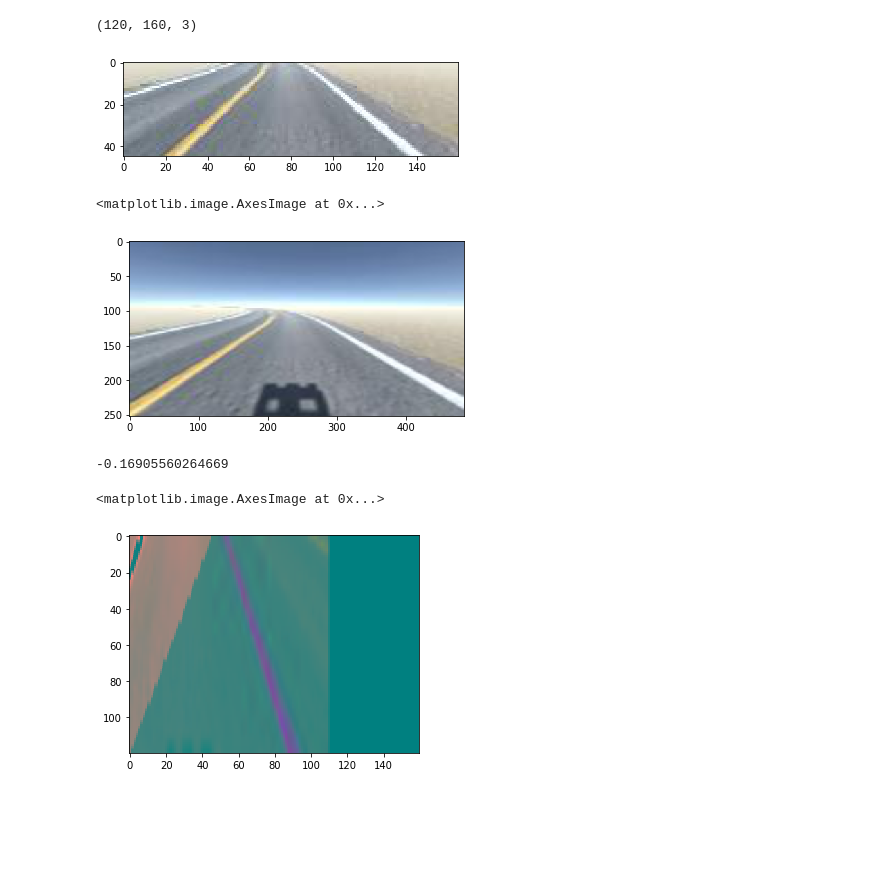
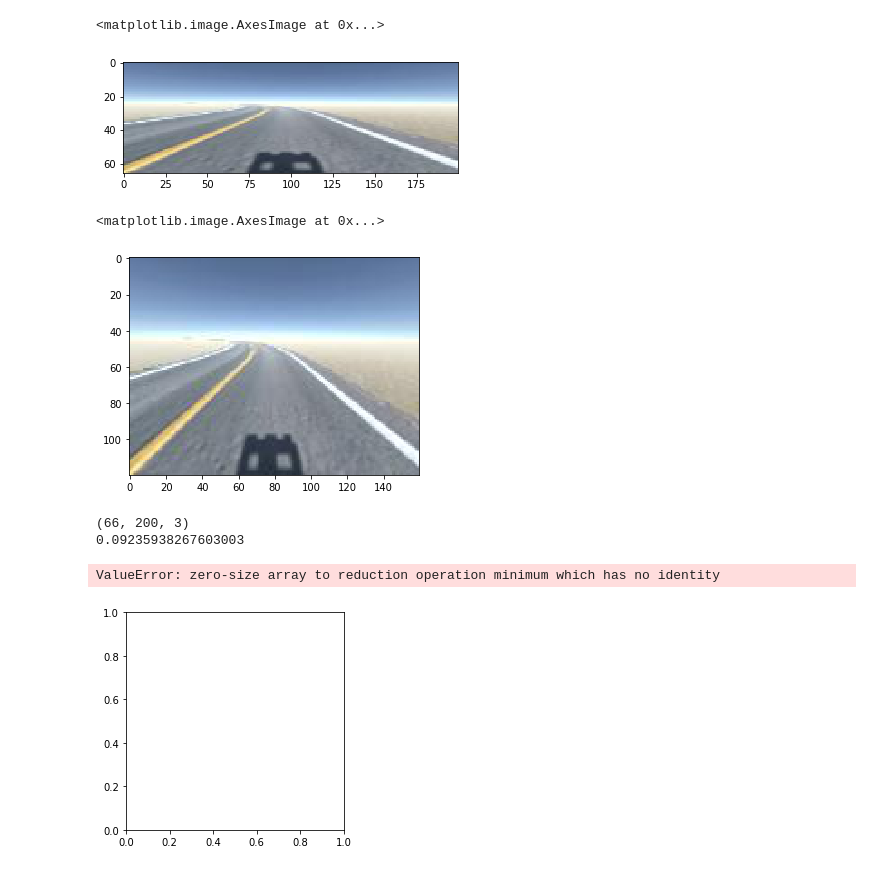
Before and after one commit to dsikar/sdsandbox, a Jupyter notebook: src/augment.ipynb, the cells around one changed output. Drawn from its saved outputs; the diff is of its cells as text; code cells hidden in the pictures; blank space fills up the shorter version.

Commit message:
Adding changes to run NaokiNet with larger images

```diff
--- a/src/augment.ipynb
+++ b/src/augment.ipynb
@@ -5,36 +5,41 @@ import cv2
 # %%
 import matplotlib.image as mpimg
 fp = '/home/simbox/git/msc-data/unity/log2/logs_Fri_Jul_10_09_16_18_2020/10000_cam-image_array_.jpg'
 img = mpimg.imread(fp)
+# adapt to naoki net, we have 160w x 120h, first scale to 200
+img = cv2.resize(img, (200, 66), cv2.INTER_AREA)
 import matplotlib.pyplot as plt
+plt.imshow(img)
 #plt.imshow(img)\n",
-plt.imshow(img[50:-25, :, :]) # image is 120h160w3d: 60:-25 ~ start at h pixel index 60, end at index (120) - 25
+plt.imshow(img[61:-25, :, :]) # image is 120h160w3d: 60:-25 ~ start at h pixel index 60, end at index (120) - 25
                               # equivalent to img[60:95, :, :]
                               # plain english: remove sky and car shadow
-print(img.shape)
-    # img[60:-25, :, :].shape"
+# print(img[59:-25, :, :].shape)
+    # img[50:-25, :, :].shape"
 # %% [output]
-(120, 160, 3)
+<matplotlib.image.AxesImage at 0x...>
-[figure, old version]
+[figure, new version]
 # %%
 # first resize
 image = load_image(fp)
-image = cv2.resize(image, (484, 252), cv2.INTER_AREA)
+# image = cv2.resize(image, (200, 66), cv2.INTER_AREA)
 plt.imshow(image)
 # %% [output]
 <matplotlib.image.AxesImage at 0x...>
-[figure, old version]
+[figure, new version]
 # %%
 image = load_image(fp)
 steering_angle = 0.07
-image, steering_angle = augument(image, steering_angle)
-image = preprocess(image)
+image, steering_angle = augment(image, steering_angle)
+image = crop(image)
+#image = preprocess(image)
 print(steering_angle)
 plt.imshow(image)
 # %% [output]
--0.16905560264669
+(66, 200, 3)
+0.09235938267603003
-<matplotlib.image.AxesImage at 0x...>
+ValueError: zero-size array to reduction operation minimum which has no identity
-[figure, old version]
+[figure, new version]
 # %%
 import cv2, os
 import numpy as np
```
Also changed, not shown: parts of 1 cell of this notebook, 5 other files.
